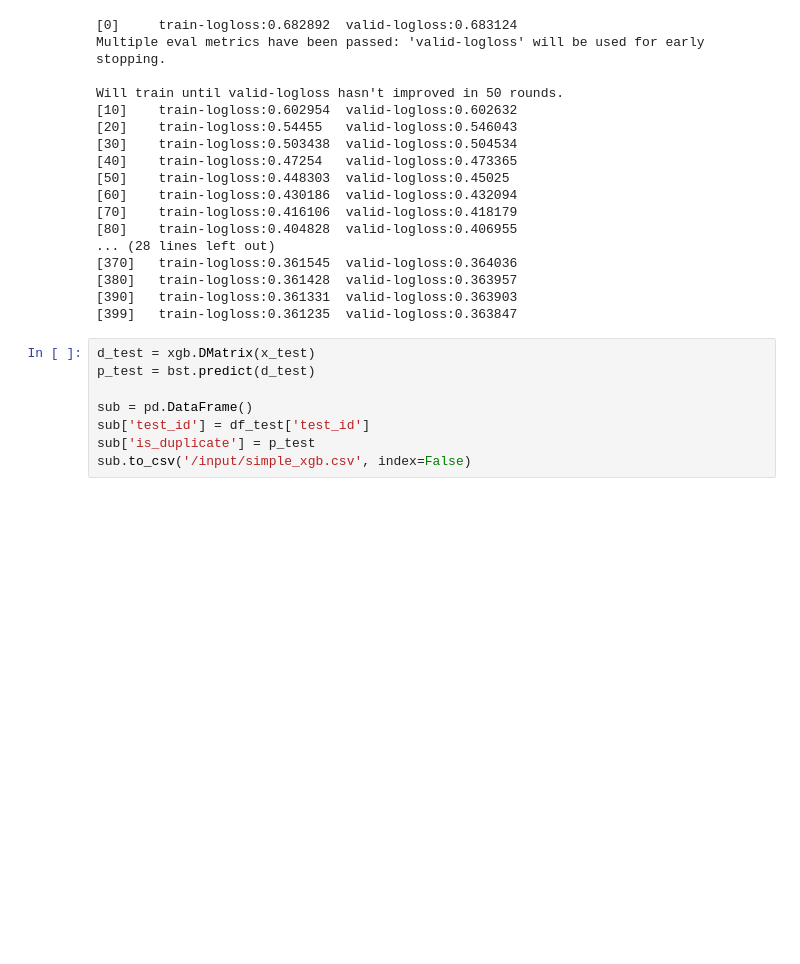
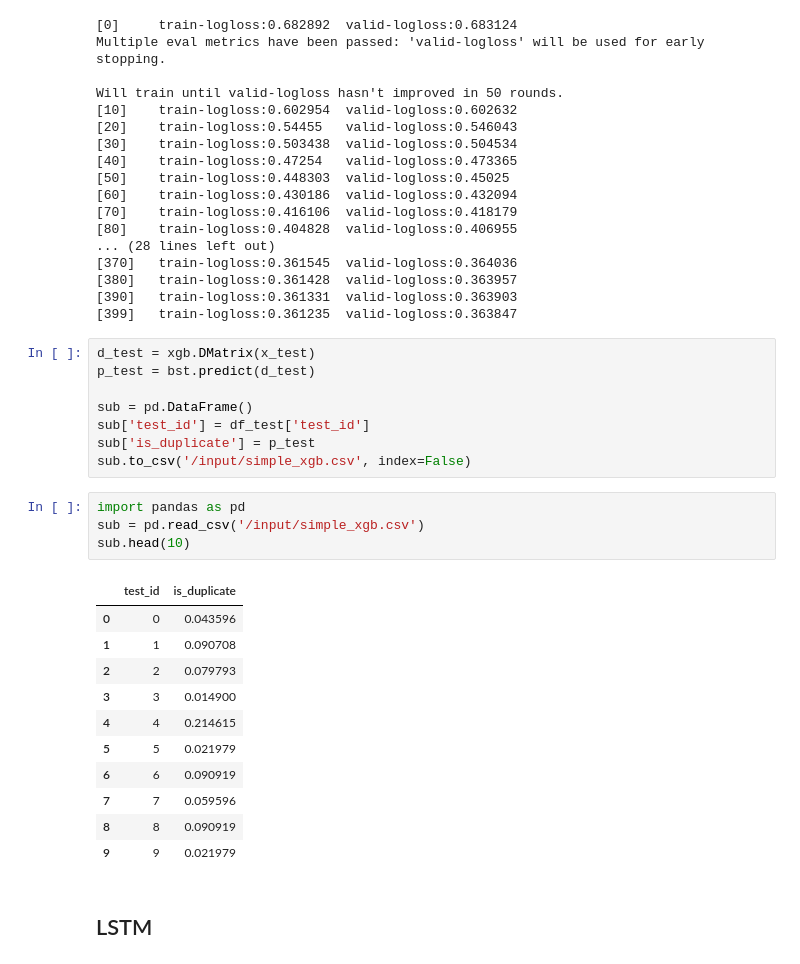
Before and after one commit to DevanshiSanghvi/Quora-Question-Pairs, a Jupyter notebook: XGBoost.ipynb, the cells around one changed output. Saved outputs shown, nothing was run; the diff lists cells and outputs as text; blank space fills up the shorter version.

```diff
--- a/XGBoost.ipynb
+++ b/XGBoost.ipynb
@@ -353,3 +364,21 @@ sub = pd.DataFrame()
 sub['test_id'] = df_test['test_id']
 sub['is_duplicate'] = p_test
 sub.to_csv('/input/simple_xgb.csv', index=False)
+# %%
+import pandas as pd
+sub = pd.read_csv('/input/simple_xgb.csv')
+sub.head(10)
+# %% [output]
+|  | test_id | is_duplicate |
+| 0 | 0 | 0.043596 |
+| 1 | 1 | 0.090708 |
+| 2 | 2 | 0.079793 |
+| 3 | 3 | 0.014900 |
+| 4 | 4 | 0.214615 |
+| 5 | 5 | 0.021979 |
+| 6 | 6 | 0.090919 |
+| 7 | 7 | 0.059596 |
+| 8 | 8 | 0.090919 |
+| 9 | 9 | 0.021979 |
+# %% [markdown]
+## LSTM
```
Also changed, not shown: parts of 36 cells of this notebook.
